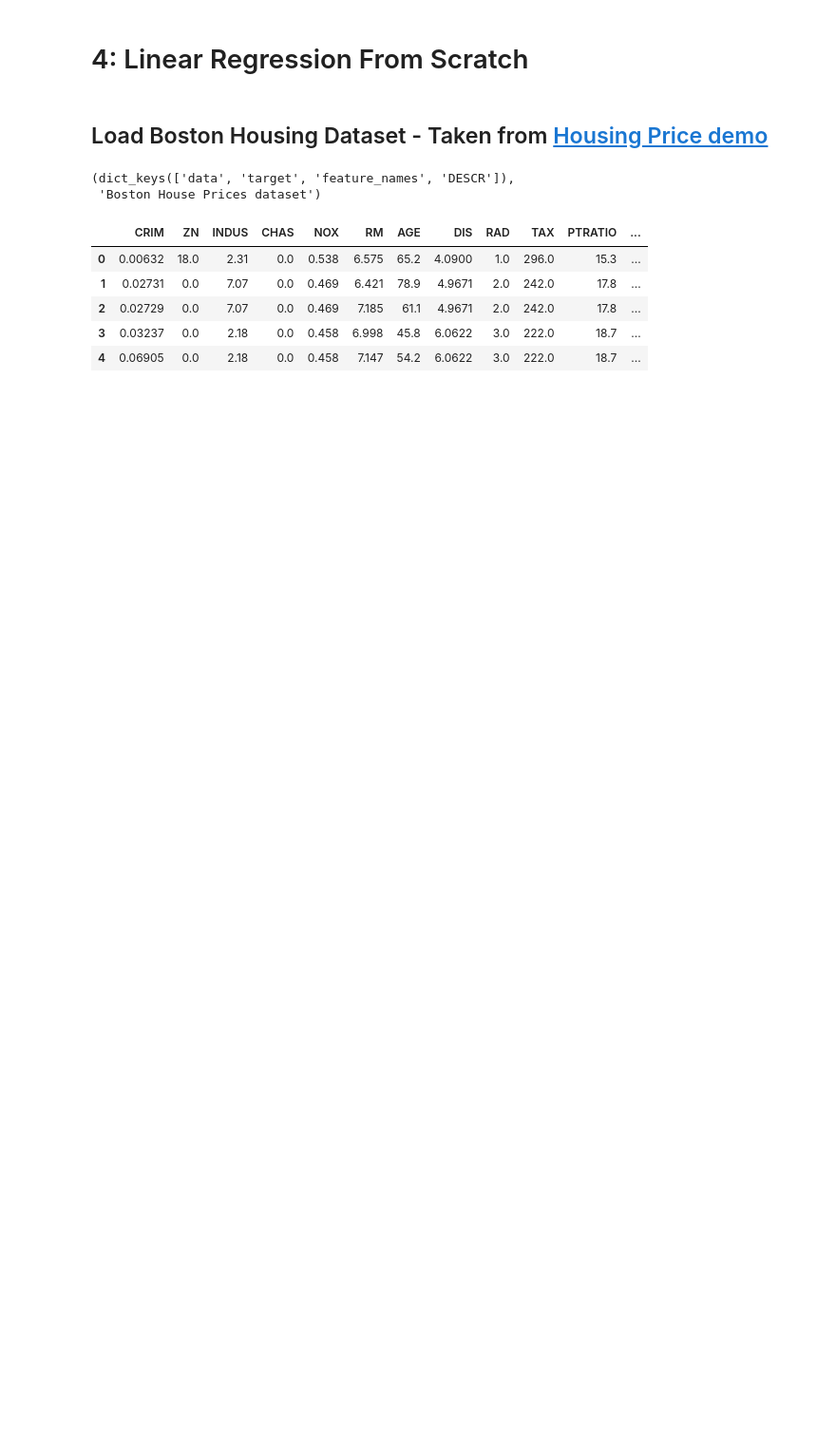
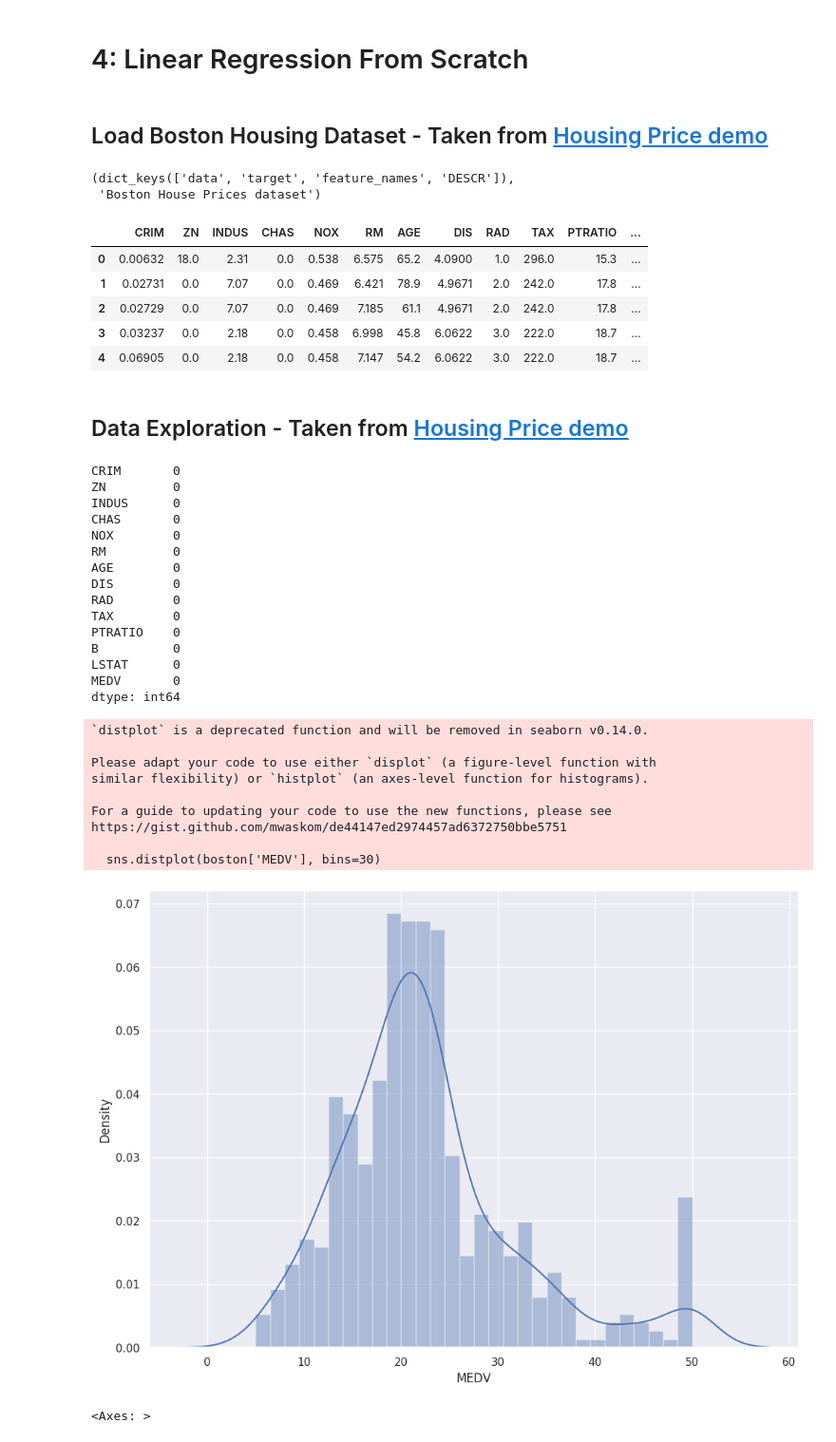
Before and after one commit to shrutig10/ml-algorithms-from-scratch, a Jupyter notebook: linear_regression/linear_regression.ipynb, the cells around one changed output. Shown at 95% size. Cells and saved outputs as stored; diff of their text form; code cells hidden in the pictures; blank space fills up the shorter version.

```diff
--- a/linear_regression/linear_regression.ipynb
+++ b/linear_regression/linear_regression.ipynb
@@ -52,3 +53,44 @@ boston.head()
 | 2 | 0.02729 | 0.0 | 7.07 | 0.0 | 0.469 | 7.185 | 61.1 | 4.9671 | 2.0 | 242.0 | 17.8 | ... |
 | 3 | 0.03237 | 0.0 | 2.18 | 0.0 | 0.458 | 6.998 | 45.8 | 6.0622 | 3.0 | 222.0 | 18.7 | ... |
 | 4 | 0.06905 | 0.0 | 2.18 | 0.0 | 0.458 | 7.147 | 54.2 | 6.0622 | 3.0 | 222.0 | 18.7 | ... |
+# %% [markdown]
+## Data Exploration - Taken from [Housing Price demo](https://colab.research.google.com/drive/1myH2V4xbKXZzdF-49ma_vWHLfArTyO2W?usp=sharing)
+# %%
+# Ensure no NAN values
+print(boston.isnull().sum())
+
+# Plotting MEDV distribution
+sns.set(rc={'figure.figsize':(11.7,8.27)})
+sns.distplot(boston['MEDV'], bins=30)
+plt.show()
+
+# Correlation matrix
+correlation_matrix = boston.corr().round(2)
+sns.heatmap(data=correlation_matrix, annot=True)
+# %% [output]
+CRIM       0
+ZN         0
+INDUS      0
+CHAS       0
+NOX        0
+RM         0
+AGE        0
+DIS        0
+RAD        0
+TAX        0
+PTRATIO    0
+B          0
+LSTAT      0
+MEDV       0
+dtype: int64
+`distplot` is a deprecated function and will be removed in seaborn v0.14.0.
+
+Please adapt your code to use either `displot` (a figure-level function with
+similar flexibility) or `histplot` (an axes-level function for histograms).
+
+For a guide to updating your code to use the new functions, please see
+https://gist.github.com/mwaskom/de44147ed2974457ad6372750bbe5751
+
+  sns.distplot(boston['MEDV'], bins=30)
+[figure, added]
+<Axes: >
```
Also changed, not shown: parts of 7 cells of this notebook.
